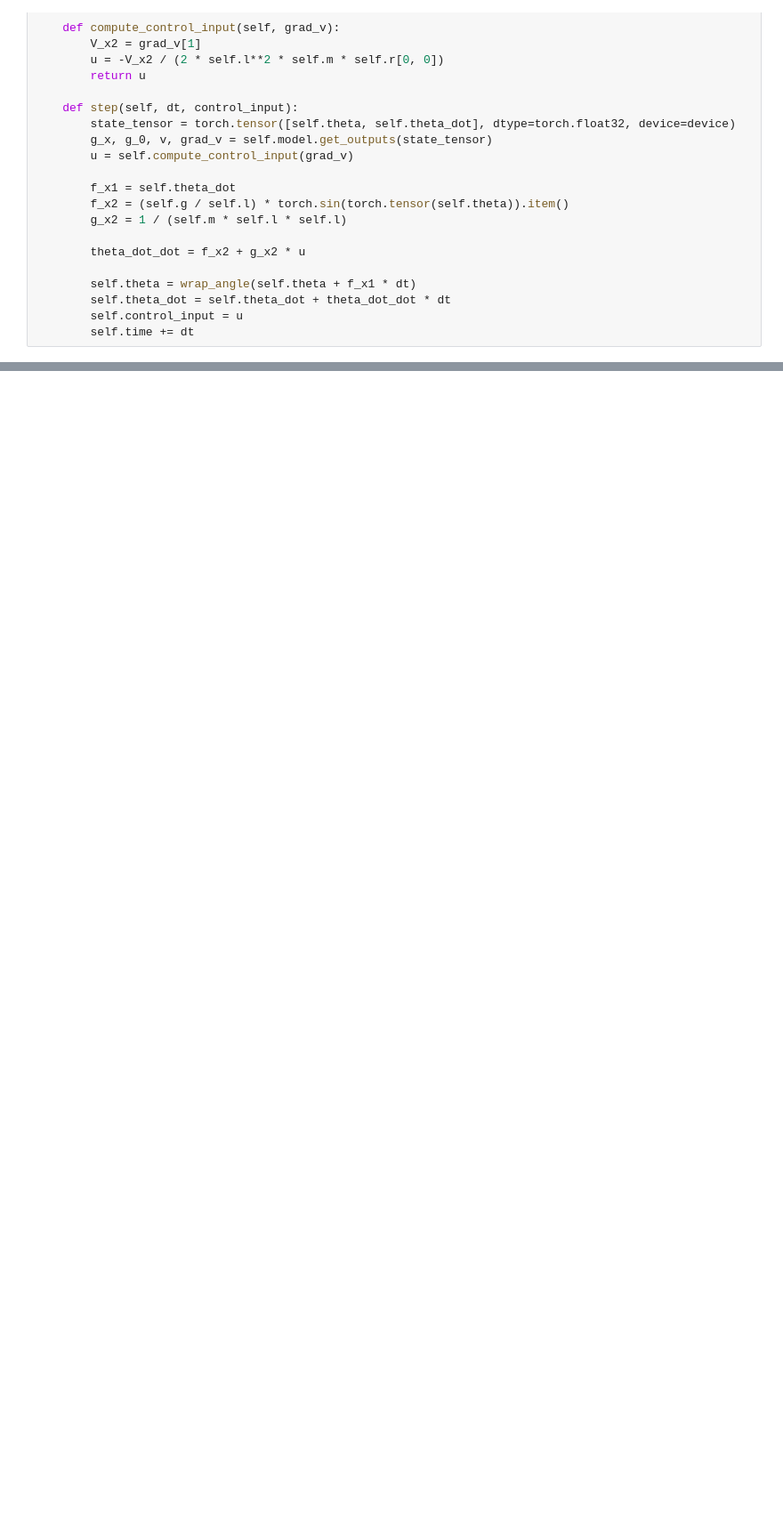
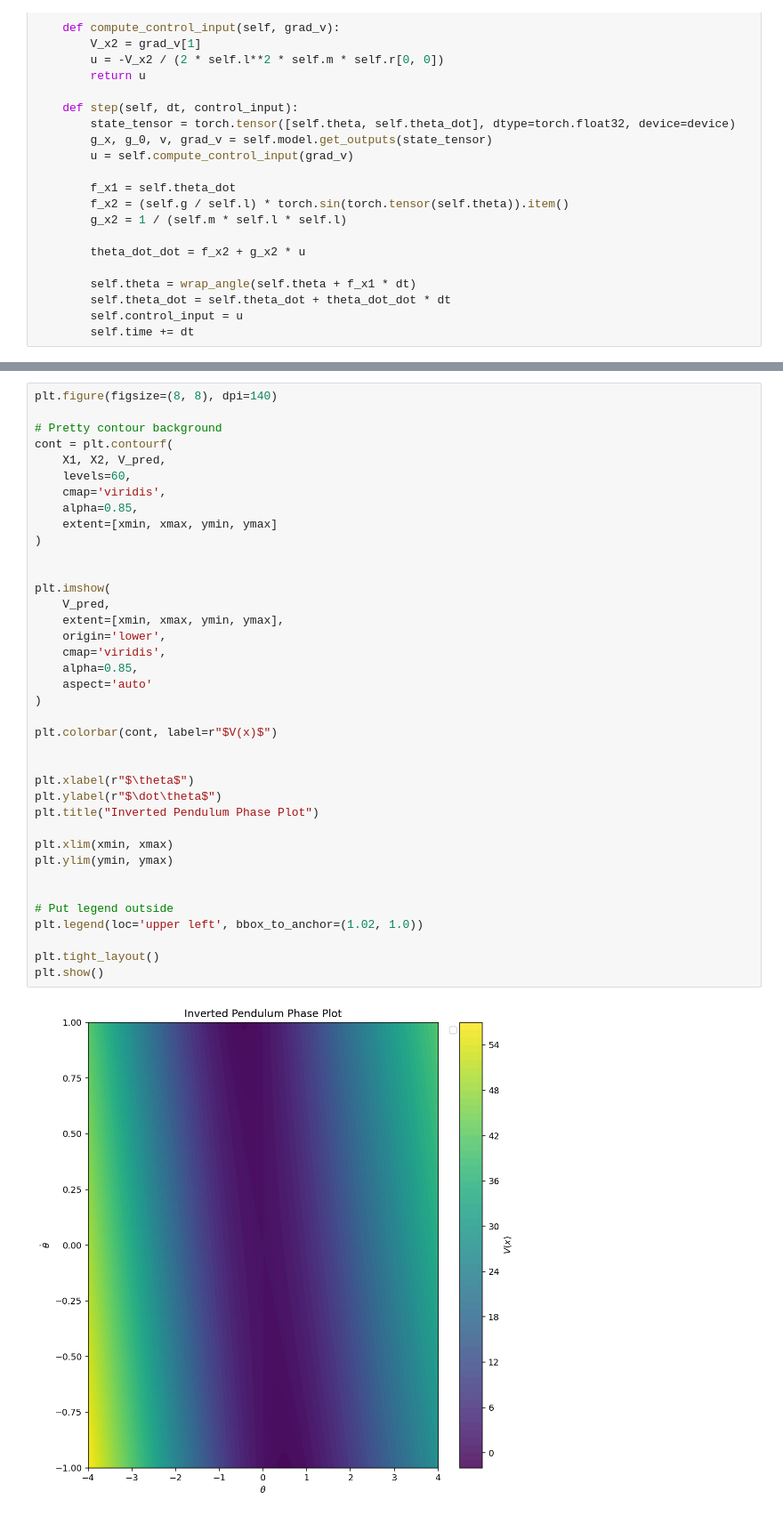
Before and after one commit to suraj1102/Optimal-Control-Problem, a Jupyter notebook: plots.ipynb, the cells around one changed output, grey strips where cells are left out. Shown at 89% size. Saved outputs shown, nothing was run; the diff lists cells and outputs as text; blank space fills up the shorter version.

```diff
--- a/plots.ipynb
+++ b/plots.ipynb
@@ -108,0 +197,40 @@ plt.show()
+# %%
+plt.figure(figsize=(8, 8), dpi=140)
+
+# Pretty contour background
+cont = plt.contourf(
+    X1, X2, V_pred,
+    levels=60,
+    cmap='viridis',
+    alpha=0.85,
+    extent=[xmin, xmax, ymin, ymax]
+)
+
+
+plt.imshow(
+    V_pred,
+    extent=[xmin, xmax, ymin, ymax],
+    origin='lower',
+    cmap='viridis',
+    alpha=0.85,
+    aspect='auto'
+)
+
+plt.colorbar(cont, label=r"$V(x)$")
+
+
+plt.xlabel(r"$\theta$")
+plt.ylabel(r"$\dot\theta$")
+plt.title("Inverted Pendulum Phase Plot")
+
+plt.xlim(xmin, xmax)
+plt.ylim(ymin, ymax)
+
+
+# Put legend outside
+plt.legend(loc='upper left', bbox_to_anchor=(1.02, 1.0))
+
+plt.tight_layout()
+plt.show()
+# %% [output]
+[figure, added]
```
Also changed, not shown: parts of 4 cells of this notebook, 3 other files.
